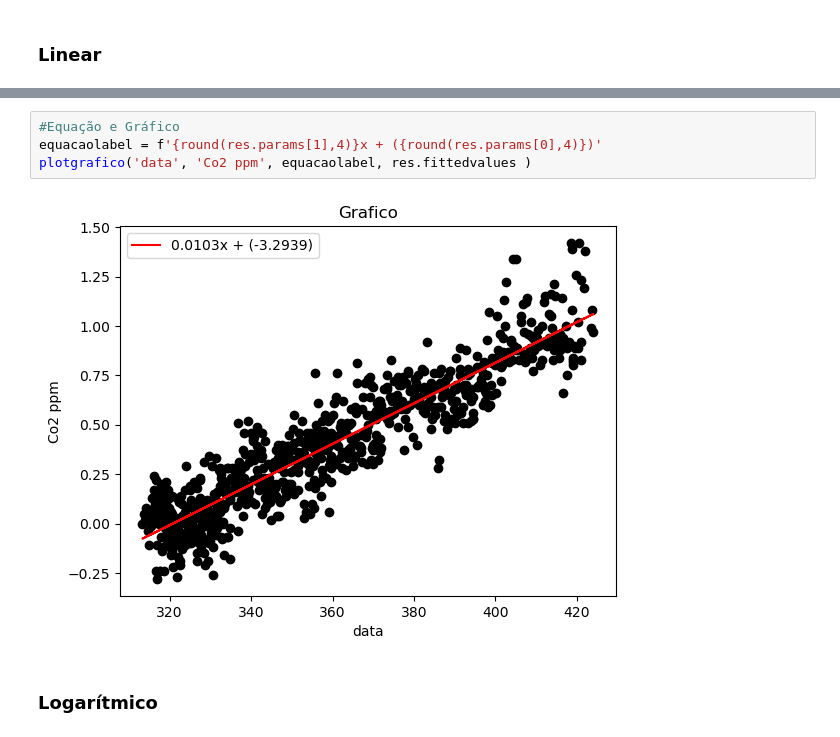
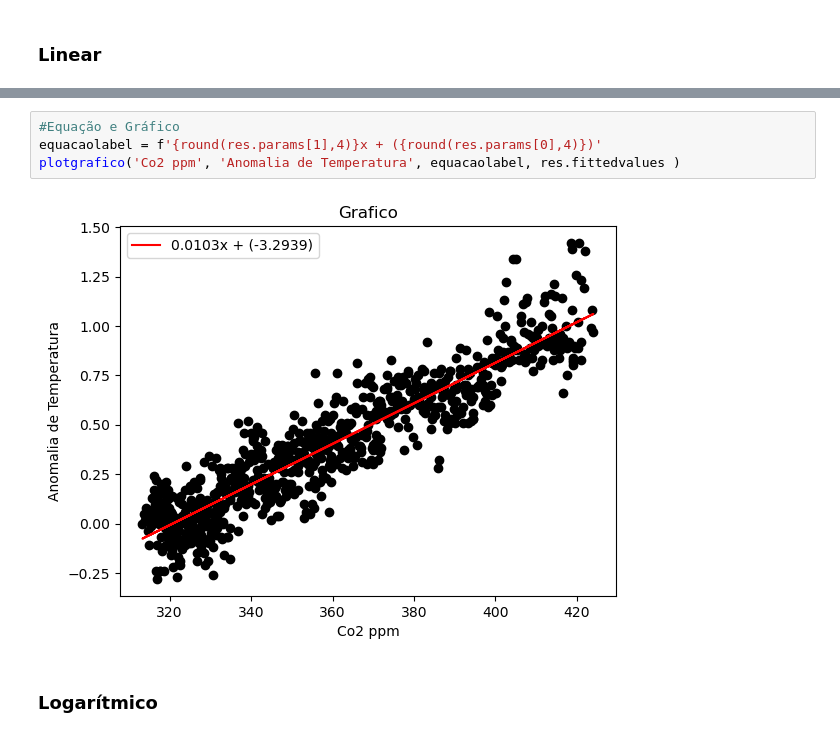
Before and after one commit to Joaof14/Clima_MMQ, a Jupyter notebook: MMQ_statsModel.ipynb, the cells around one changed output, grey strips where cells are left out. Drawn from its saved outputs; the diff is of its cells as text.

```diff
--- a/MMQ_statsModel.ipynb
+++ b/MMQ_statsModel.ipynb
@@ -399,9 +413,9 @@ strong multicollinearity or other numerical problems.
 # %%
 #Equação e Gráfico
 equacaolabel = f'{round(res.params[1],4)}x + ({round(res.params[0],4)})'
-plotgrafico('data', 'Co2 ppm', equacaolabel, res.fittedvalues )
+plotgrafico('Co2 ppm', 'Anomalia de Temperatura', equacaolabel, res.fittedvalues )
 # %% [output]
-[figure, old version]
+[figure, new version]
 # %% [markdown]
 ### Logarítmico
 # %%
```
Also changed, not shown: parts of 25 cells of this notebook.
